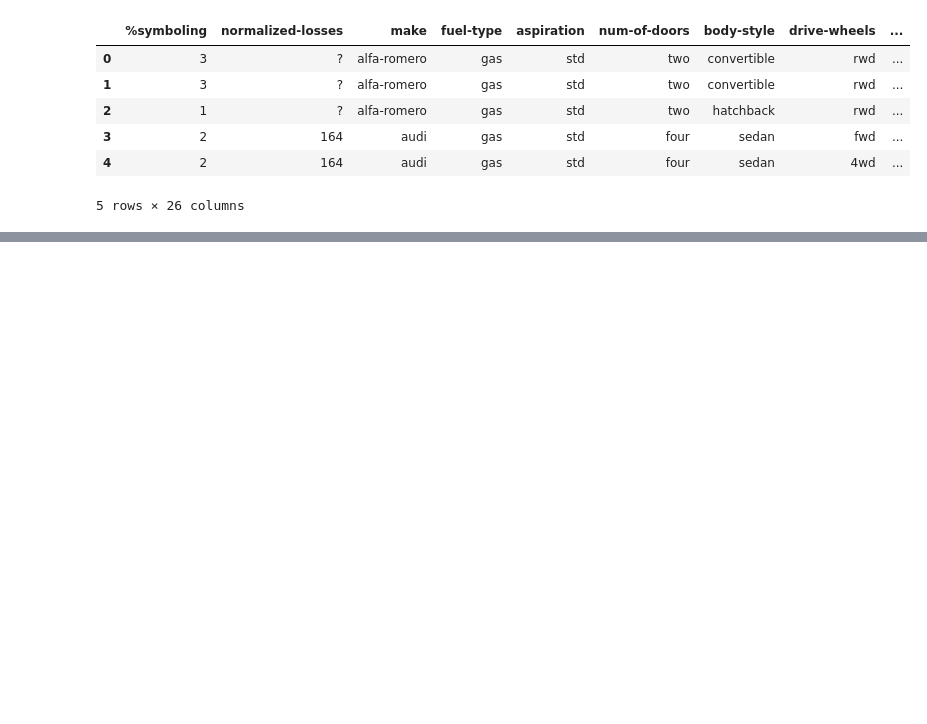
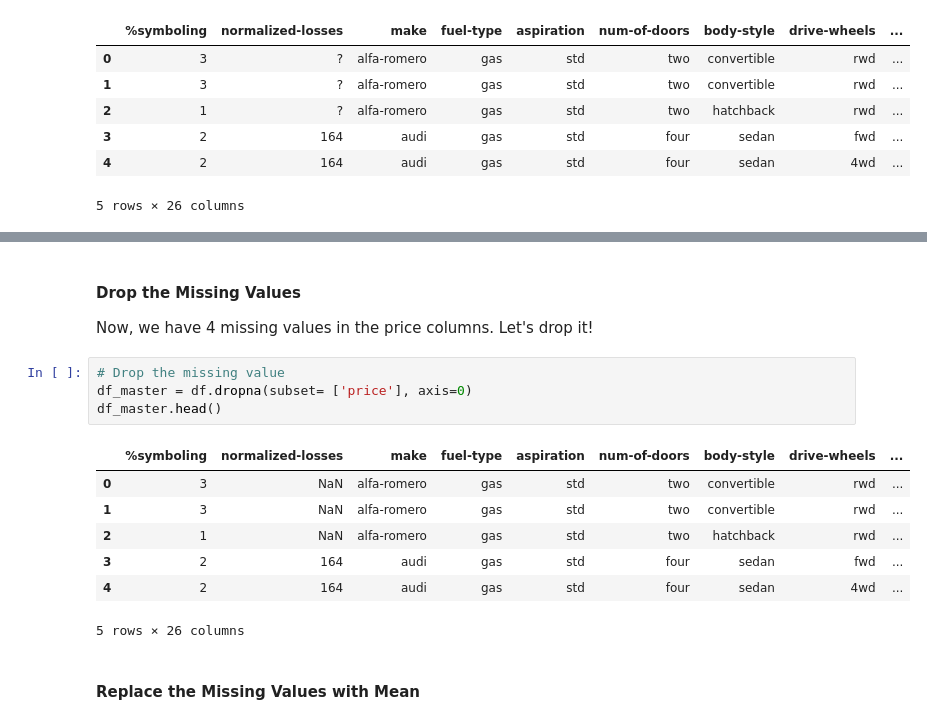
Before and after one commit to diardanoraihan/Linear_Regression_Projects, a Jupyter notebook: Car_Price_Case/main.ipynb, the cells around one changed output, grey strips where cells are left out. Saved outputs shown, nothing was run; the diff lists cells and outputs as text; blank space fills up the shorter version.

```diff
--- a/Car_Price_Case/main.ipynb
+++ b/Car_Price_Case/main.ipynb
@@ -35,0 +99,18 @@ df.head()
+# %% [markdown]
+#### Drop the Missing Values
+
+Now, we have 4 missing values in the price columns. Let's drop it!
+# %%
+# Drop the missing value
+df_master = df.dropna(subset= ['price'], axis=0)
+df_master.head()
+# %% [output]
+|  | %symboling | normalized-losses | make | fuel-type | aspiration | num-of-doors | body-style | drive-wheels | ... |
+| 0 | 3 | NaN | alfa-romero | gas | std | two | convertible | rwd | ... |
+| 1 | 3 | NaN | alfa-romero | gas | std | two | convertible | rwd | ... |
+| 2 | 1 | NaN | alfa-romero | gas | std | two | hatchback | rwd | ... |
+| 3 | 2 | 164 | audi | gas | std | four | sedan | fwd | ... |
+| 4 | 2 | 164 | audi | gas | std | four | sedan | 4wd | ... |
+5 rows × 26 columns
+# %% [markdown]
+#### Replace the Missing Values with Mean
```
Also changed, not shown: parts of 10 cells of this notebook.
